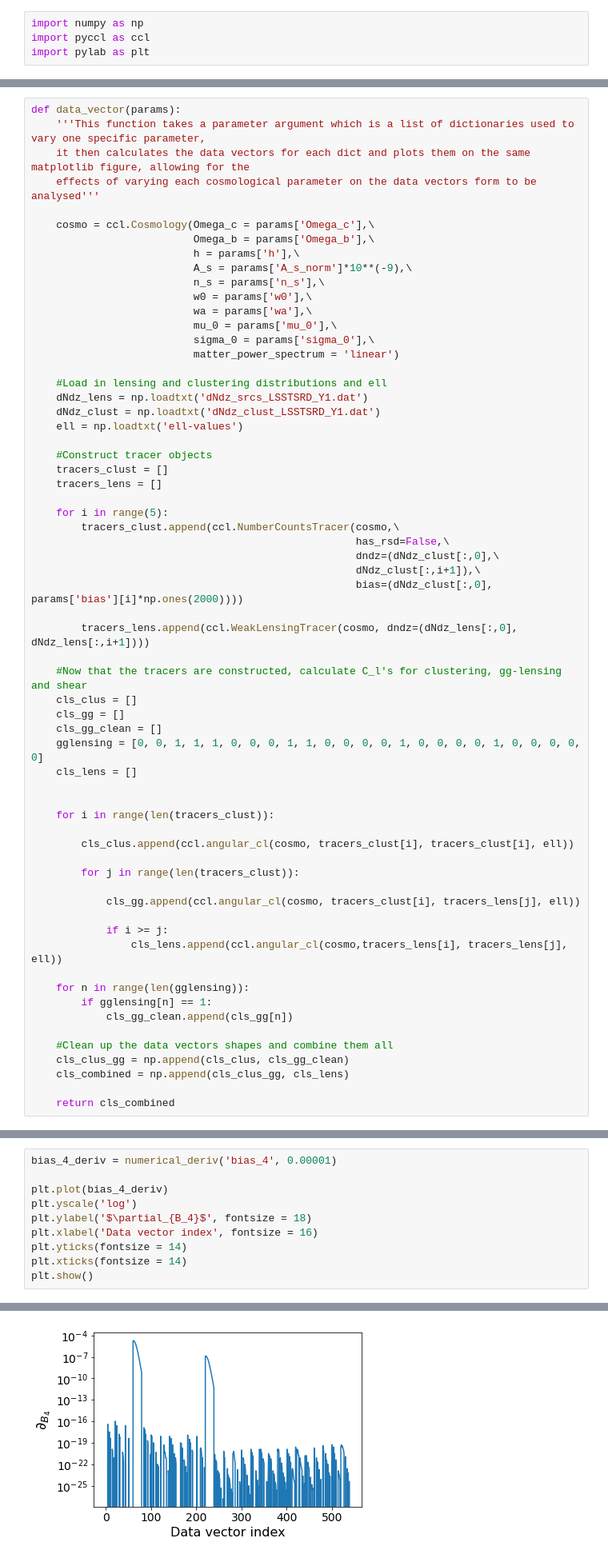
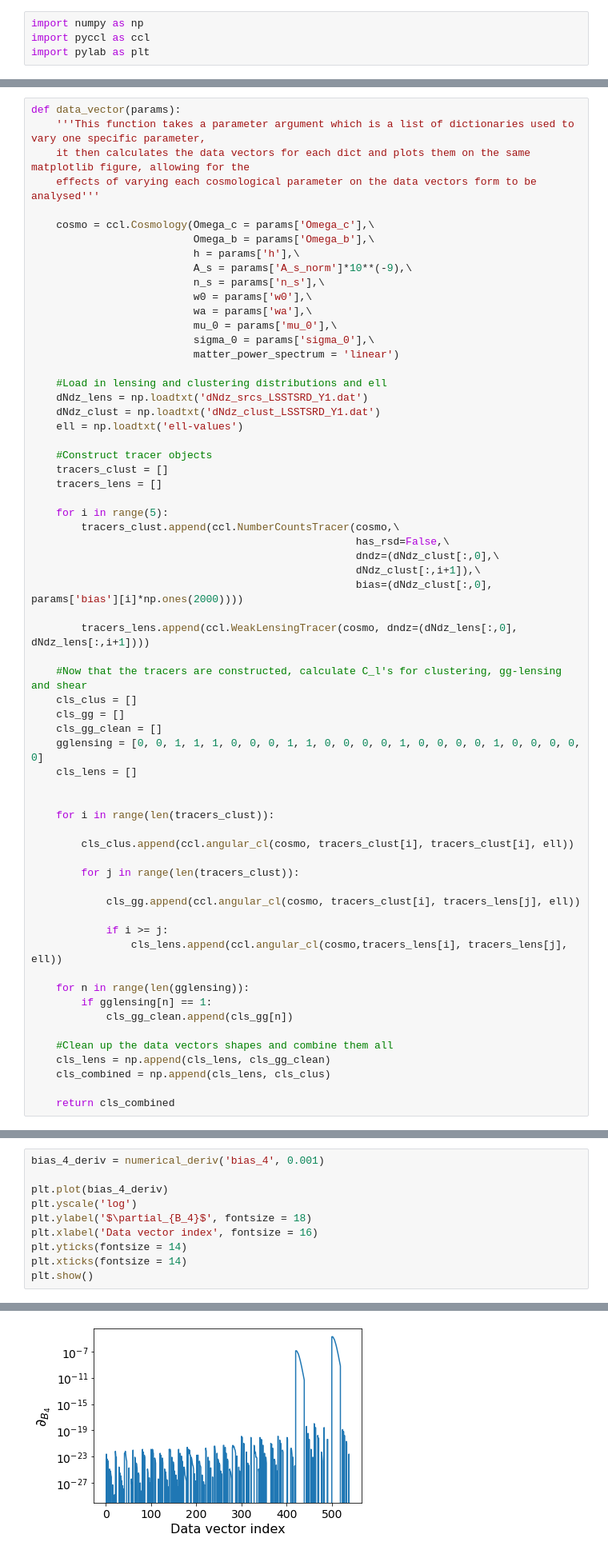
Before and after one commit to OSmotherly/LSST_mg_scale_forecasting, a Jupyter notebook: data_vector_function_multiple_bias_wa.ipynb, the cells around one changed output, grey strips where cells are left out. Shown at 80% size. Cells and saved outputs as stored; diff of their text form.

```diff
--- a/data_vector_function_multiple_bias_wa.ipynb
+++ b/data_vector_function_multiple_bias_wa.ipynb
@@ -75,8 +75,8 @@ def data_vector(params):
             cls_gg_clean.append(cls_gg[n])
 
     #Clean up the data vectors shapes and combine them all
-    cls_clus_gg = np.append(cls_clus, cls_gg_clean)
-    cls_combined = np.append(cls_clus_gg, cls_lens)
+    cls_lens = np.append(cls_lens, cls_gg_clean)
+    cls_combined = np.append(cls_lens, cls_clus)
 
     return cls_combined
 # %%
@@ -409,5 +464,5 @@ plt.show()
 # %%
-bias_4_deriv = numerical_deriv('bias_4', 0.00001)
+bias_4_deriv = numerical_deriv('bias_4', 0.001)
 
 plt.plot(bias_4_deriv)
 plt.yscale('log')
@@ -420,2 +479,2 @@ plt.show()
-[figure, old version]
+[figure, new version]
 # %%
```
Also changed, not shown: parts of 34 cells of this notebook.
